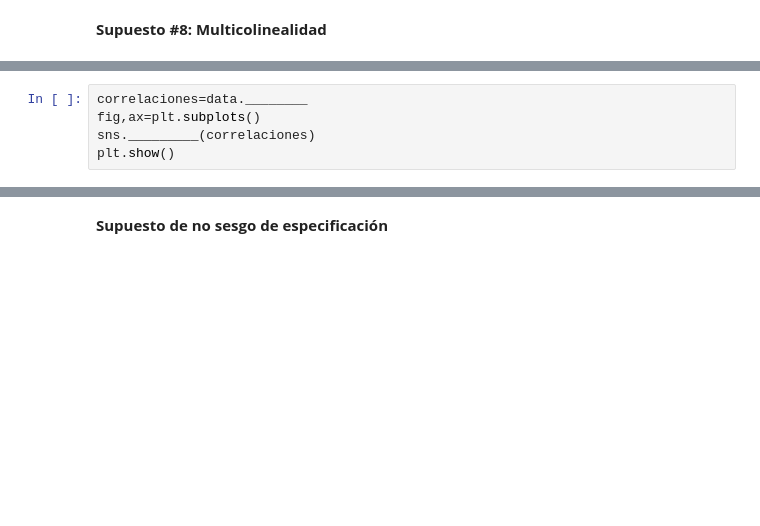
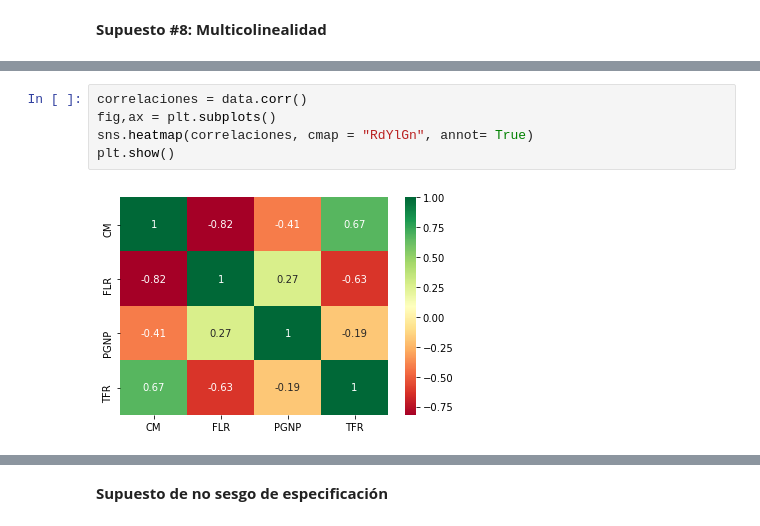
Before and after one commit to JuanAcevedoEcon/Advanced-Econometrics-MSc-, a Jupyter notebook: 1. Ordinary Least Squares (OLS)/(3) Supuestos Estructura MCO.ipynb, the cells around one changed output, grey strips where cells are left out. Saved outputs shown, nothing was run; the diff lists cells and outputs as text; blank space fills up the shorter version.

```diff
--- a/1. Ordinary Least Squares (OLS)/(3) Supuestos Estructura MCO.ipynb
+++ b/1. Ordinary Least Squares (OLS)/(3) Supuestos Estructura MCO.ipynb
@@ -31,6 +89,8 @@ data._______
 # %%
-correlaciones=data.________
-fig,ax=plt.subplots()
-sns._________(correlaciones)
+correlaciones = data.corr()
+fig,ax = plt.subplots()
+sns.heatmap(correlaciones, cmap = "RdYlGn", annot= True)
 plt.show()
+# %% [output]
+[figure, added]
 # %%
```
Also changed, not shown: parts of 28 cells of this notebook.
